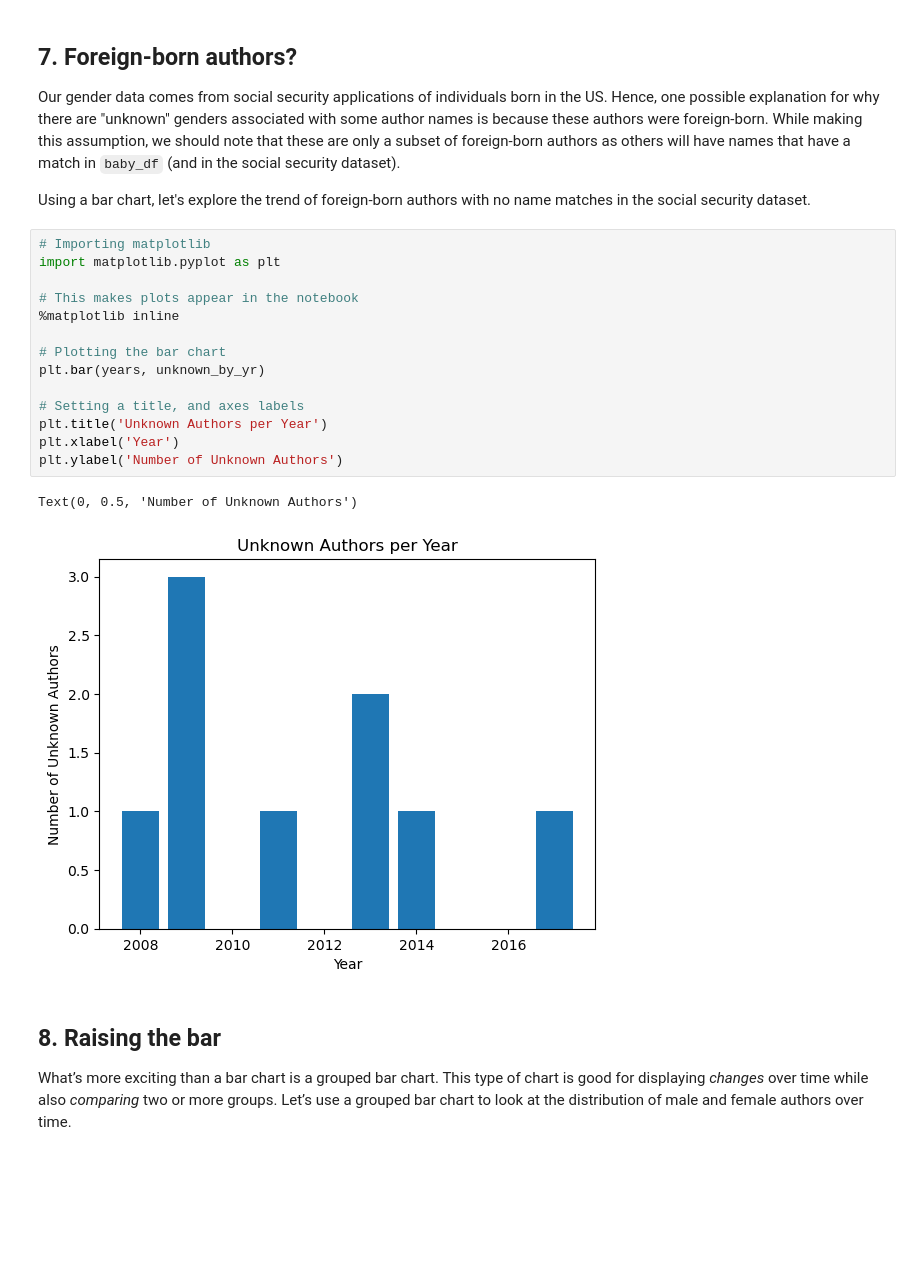
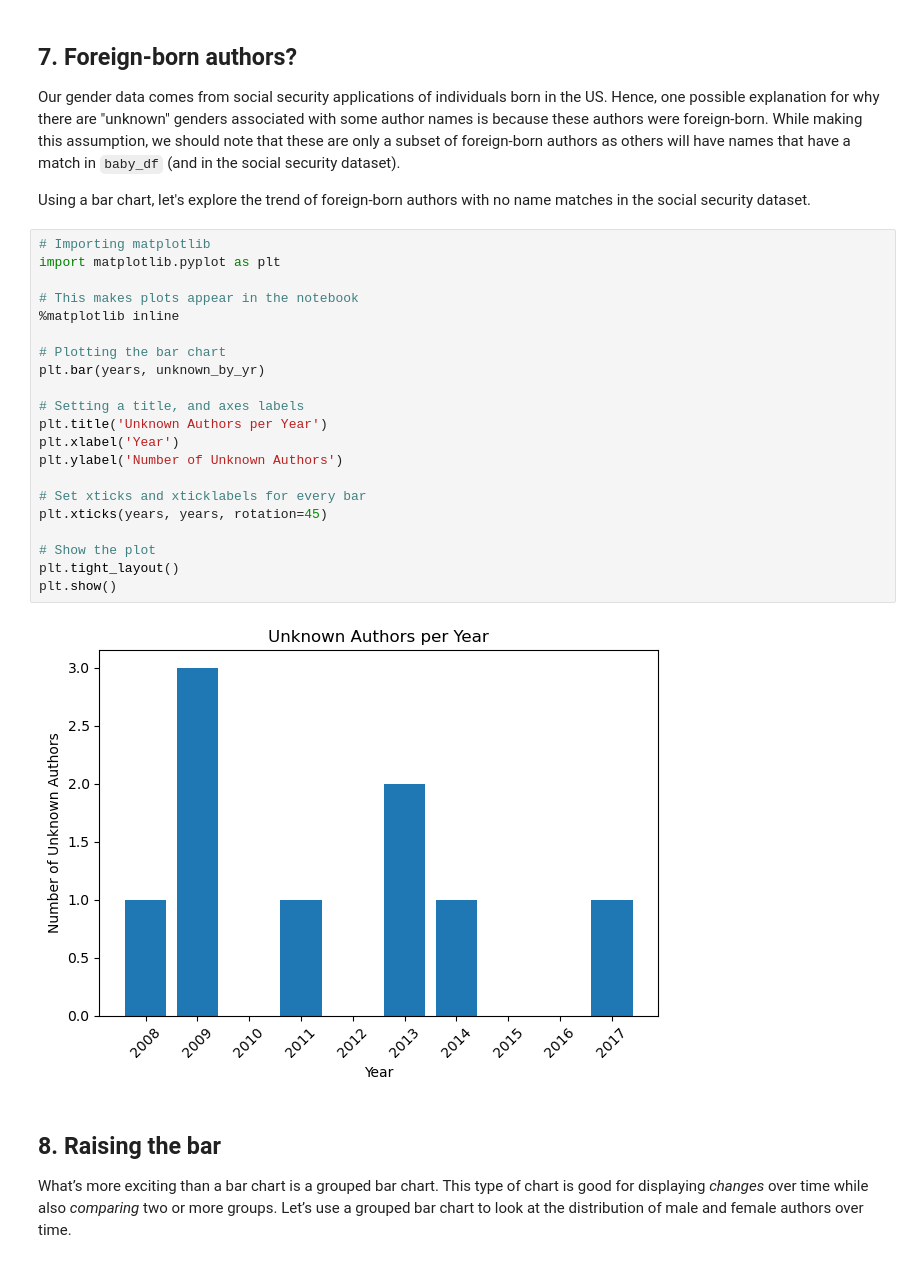
Before and after one commit to JeremyTallant/name_game, a Jupyter notebook: gender_prediction.ipynb, the cells around one changed output. Cells and saved outputs as stored; diff of their text form; blank space fills up the shorter version.

```diff
--- a/gender_prediction.ipynb
+++ b/gender_prediction.ipynb
@@ -198,20 +198,26 @@ Year: 2017, Males: 20, Females: 43, Unknown: 1
 # %%
 # Importing matplotlib
 import matplotlib.pyplot as plt
 
 # This makes plots appear in the notebook
 %matplotlib inline
 
 # Plotting the bar chart
 plt.bar(years, unknown_by_yr)
 
 # Setting a title, and axes labels
 plt.title('Unknown Authors per Year')
 plt.xlabel('Year')
 plt.ylabel('Number of Unknown Authors')
+
+# Set xticks and xticklabels for every bar
+plt.xticks(years, years, rotation=45)
+
+# Show the plot
+plt.tight_layout()
+plt.show()
 # %% [output]
-Text(0, 0.5, 'Number of Unknown Authors')
-[figure, old version]
+[figure, new version]
 # %% [markdown]
 ## 8. Raising the bar
 <p>What’s more exciting than a bar chart is a grouped bar chart. This type of chart is good for displaying <em>changes</em> over time while also <em>comparing</em> two or more groups. Let’s use a grouped bar chart to look at the distribution of male and female authors over time.</p>
```
